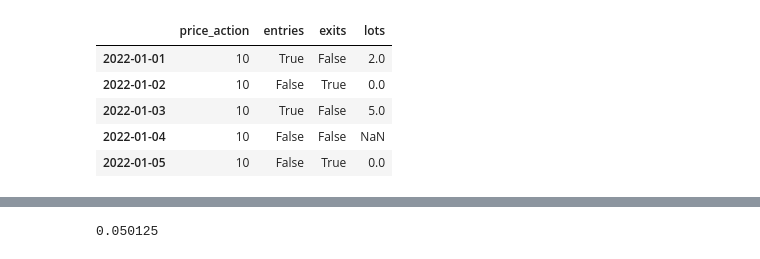
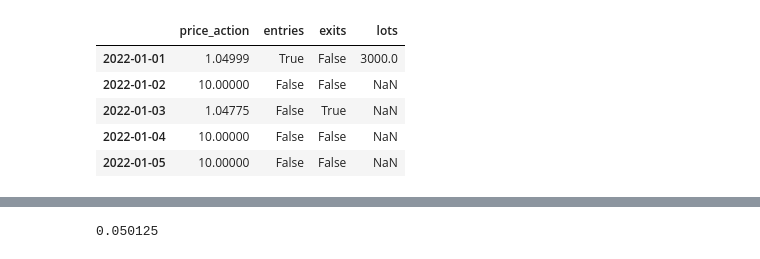
Before and after one commit to phongyanon/PythonInvestment, a Jupyter notebook: Vectorbt_study.ipynb, the cells around one changed output, grey strips where cells are left out. Cells and saved outputs as stored; diff of their text form; code cells hidden in the pictures.

```diff
--- a/Vectorbt_study.ipynb
+++ b/Vectorbt_study.ipynb
@@ -30,20 +30,20 @@ data
 71 rows × 7 columns
 # %%
 orders = pd.DataFrame({
-        'price_action': [10, 10, 10, 10, 10],
-        'entries': [True, False, True, False, False],
-        'exits': [False, True, False, False, True],
-        'lots': [2, 0, 5, np.nan, 0] # 0 is close order, np.nan is skip
+        'price_action': [1.04999, 10, 1.04775, 10, 10],
+        'entries': [True, False, False, False, False],
+        'exits': [False, False, True, False, False],
+        'lots': [0.03*10**5, np.nan, np.nan, np.nan, np.nan] # 0 is close order, np.nan is skip
     }
     ,index=[datetime(2022, 1, 1) + timedelta(days=i) for i in range(5)])
 orders
 # %% [output]
 |  | price_action | entries | exits | lots |
-| 2022-01-01 | 10 | True | False | 2.0 |
-| 2022-01-02 | 10 | False | True | 0.0 |
-| 2022-01-03 | 10 | True | False | 5.0 |
-| 2022-01-04 | 10 | False | False | NaN |
-| 2022-01-05 | 10 | False | True | 0.0 |
+| 2022-01-01 | 1.04999 | True | False | 3000.0 |
+| 2022-01-02 | 10.00000 | False | False | NaN |
+| 2022-01-03 | 1.04775 | False | True | NaN |
+| 2022-01-04 | 10.00000 | False | False | NaN |
+| 2022-01-05 | 10.00000 | False | False | NaN |
 # %%
 port = vbt.Portfolio.from_signals(orders.price_action,
                                   entries=orders.entries,
```
Also changed, not shown: parts of 31 cells of this notebook, 2 other files.
